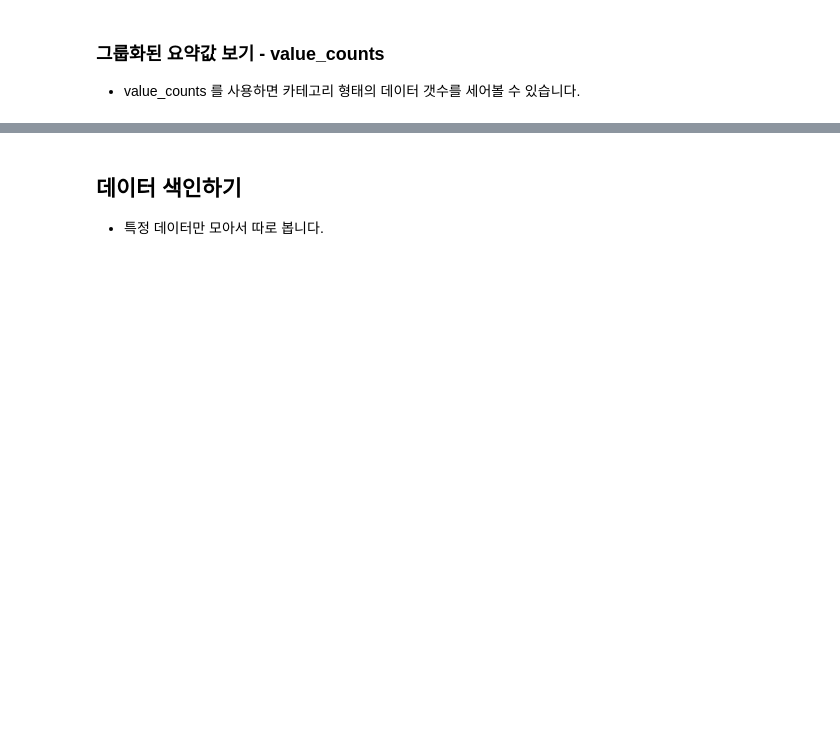
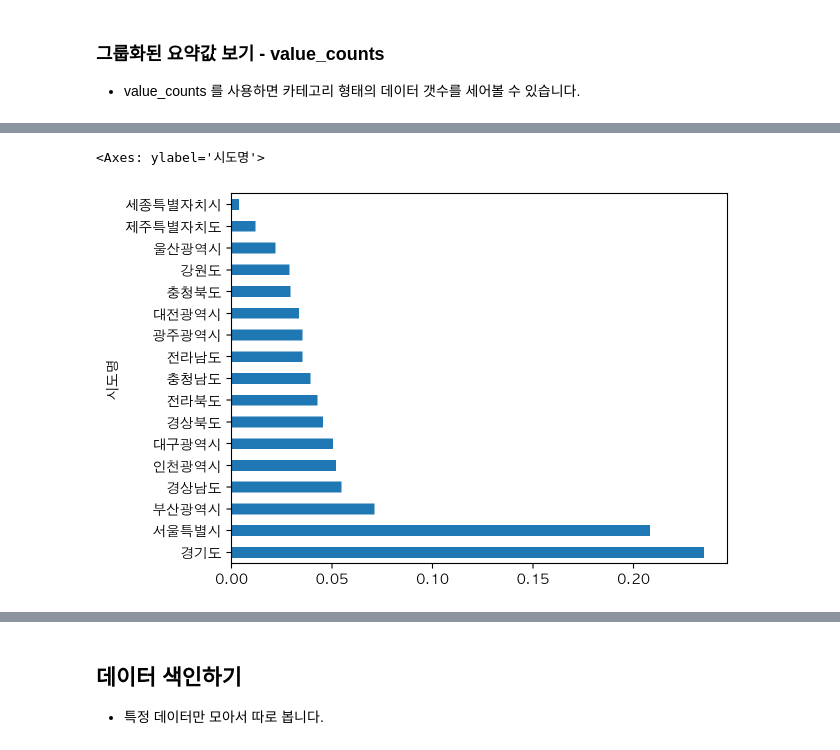
Before and after one commit to Lee-Do-Hyeong/git-DataSc1, a Jupyter notebook: 3.ipynb, the cells around one changed output, grey strips where cells are left out. Drawn from its saved outputs; the diff is of its cells as text; code cells hidden in the pictures; blank space fills up the shorter version.

```diff
--- a/3.ipynb
+++ b/3.ipynb
@@ -320,2 +438,4 @@ describe 를 사용하면 데이터를 요약해 볼 수 있습니다.
 # %%
 # normalize=True 옵션을 사용하면 비율을 구할 수 있습니다.
+city_normalize = df['시도명'].value_counts(normalize=True)
+city_normalize
@@ -322,3 +462,7 @@ describe 를 사용하면 데이터를 요약해 볼 수 있습니다.
 # %%
 # Pandas 에는 plot기능을 내장하고 있습니다.
 # 위에서 분석한 시도명 수를 막대그래프로 표현해 봅니다.
+city_normalize.plot.barh()
+# %% [output]
+<Axes: ylabel='시도명'>
+[figure, added]
```
Also changed, not shown: parts of 41 cells of this notebook, 1 other file.
